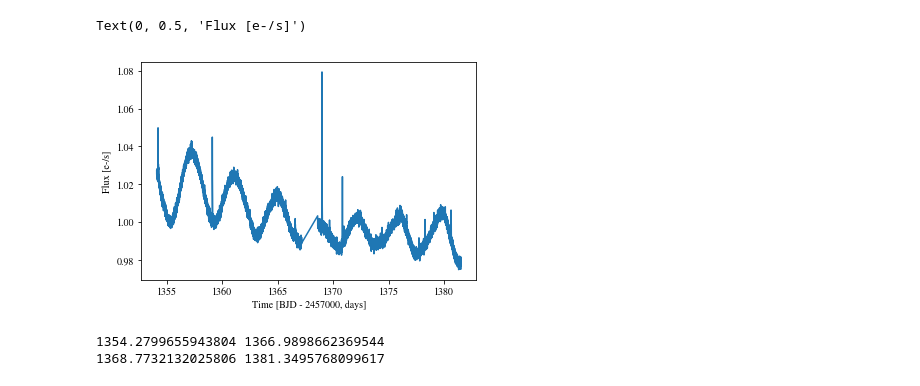
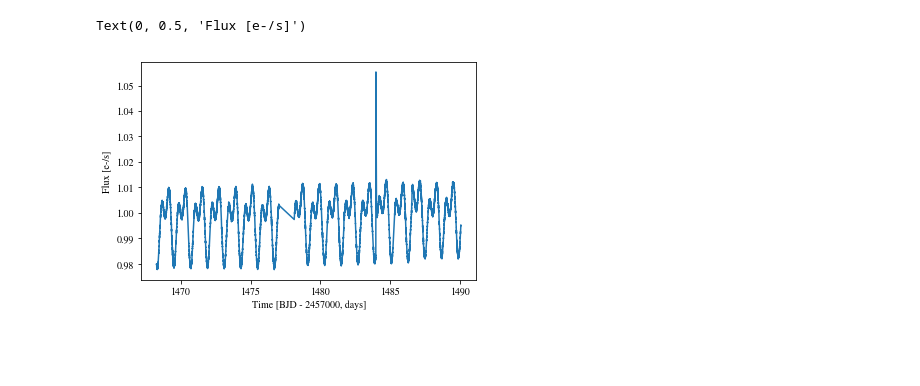
Before and after one commit to spencerw/tess_flare, a Jupyter notebook: flarePipelineTest.ipynb, the cells around one changed output. Saved outputs shown, nothing was run; the diff lists cells and outputs as text; code cells hidden in the pictures; blank space fills up the shorter version.

```diff
--- a/flarePipelineTest.ipynb
+++ b/flarePipelineTest.ipynb
@@ -38,52 +38,28 @@ f4 = 'tess2018206045859-s0001-0000000266997586-0120-s_lc.fits'
 
 # Lots of flares, why are some missed?
 f5 = 'tess2018234235059-s0002-0000000102032397-0121-s_lc.fits'
+
+# Looks like a big flare, but bad fit. Did the GP have trouble here?
+f6 = 'tess2018349182459-s0006-0000000219423316-0126-s_lc.fits'
 # %%
-with fits.open(path+f5, mode='readonly') as hdulist:
+with fits.open(path+f6, mode='readonly') as hdulist:
     #print(hdulist[1].header)
     tess_bjds = hdulist[1].data['TIME']
     pdcsap_fluxes = hdulist[1].data['PDCSAP_FLUX']
     pdcsap_flux_error = hdulist[1].data['PDCSAP_FLUX_ERR']
     tess_quality = hdulist[1].data['QUALITY']
 
 mask = (tess_quality == 0) & (~np.isnan(tess_bjds))
 
 time = tess_bjds[mask]
 flux = pdcsap_fluxes[mask]
 median = np.nanmedian(flux)
 error = pdcsap_flux_error[mask]
 
 plt.plot(time, flux/median)
 plt.xlabel('Time [BJD - 2457000, days]')
 plt.ylabel('Flux [e-/s]')
 #plt.xlim(1624.8,1628)
 # %% [output]
 Text(0, 0.5, 'Flux [e-/s]')
-[figure, old version]
+[figure, new version]
-# %%
-dt_limit = 12/24 # 12 hours
-trim = 4/24 # 4 hours
-istart, istop = id_segments(time, dt_limit, dt_trim=trim)
-
-time_trim = np.array([])
-flux_trim = np.array([])
-error_trim = np.array([])
-
-for seg_idx in range(len(istart)):
-    print(time[istart[seg_idx]], time[istop[seg_idx]])
-    time_seg = time[istart[seg_idx]:istop[seg_idx]]
-    flux_seg = flux[istart[seg_idx]:istop[seg_idx]]
-    error_seg = error[istart[seg_idx]:istop[seg_idx]]
-
-    time_trim = np.concatenate((time_trim, time_seg), axis=0)
-    flux_trim = np.concatenate((flux_trim, flux_seg), axis=0)
-    error_trim = np.concatenate((error_trim, error_seg), axis=0)
-
-time = time_trim
-flux = flux_trim
-error = error_trim
-
-median = np.nanmedian(flux)
-# %% [output]
-1354.2799655943804 1366.9898662369544
-1368.7732132025806 1381.3495768099617
```
Also changed, not shown: parts of 9 cells of this notebook.
